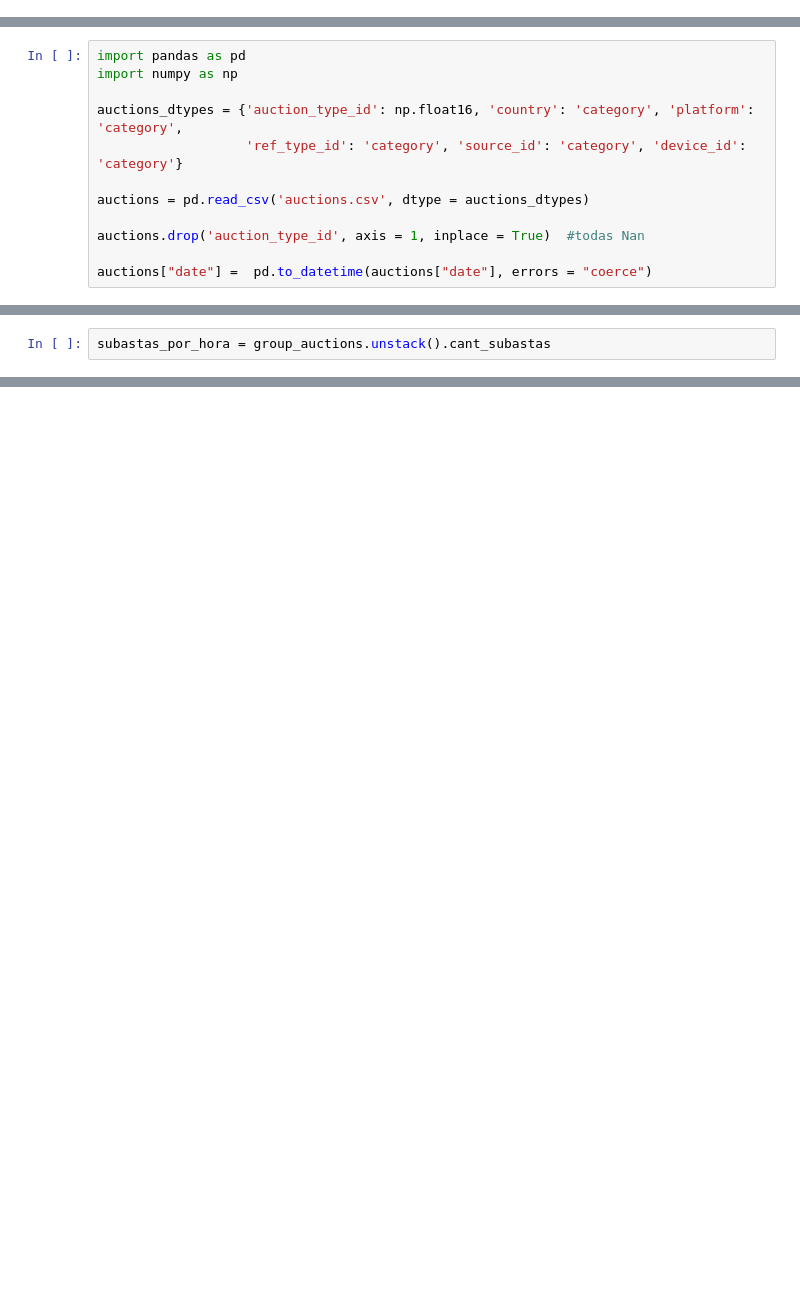
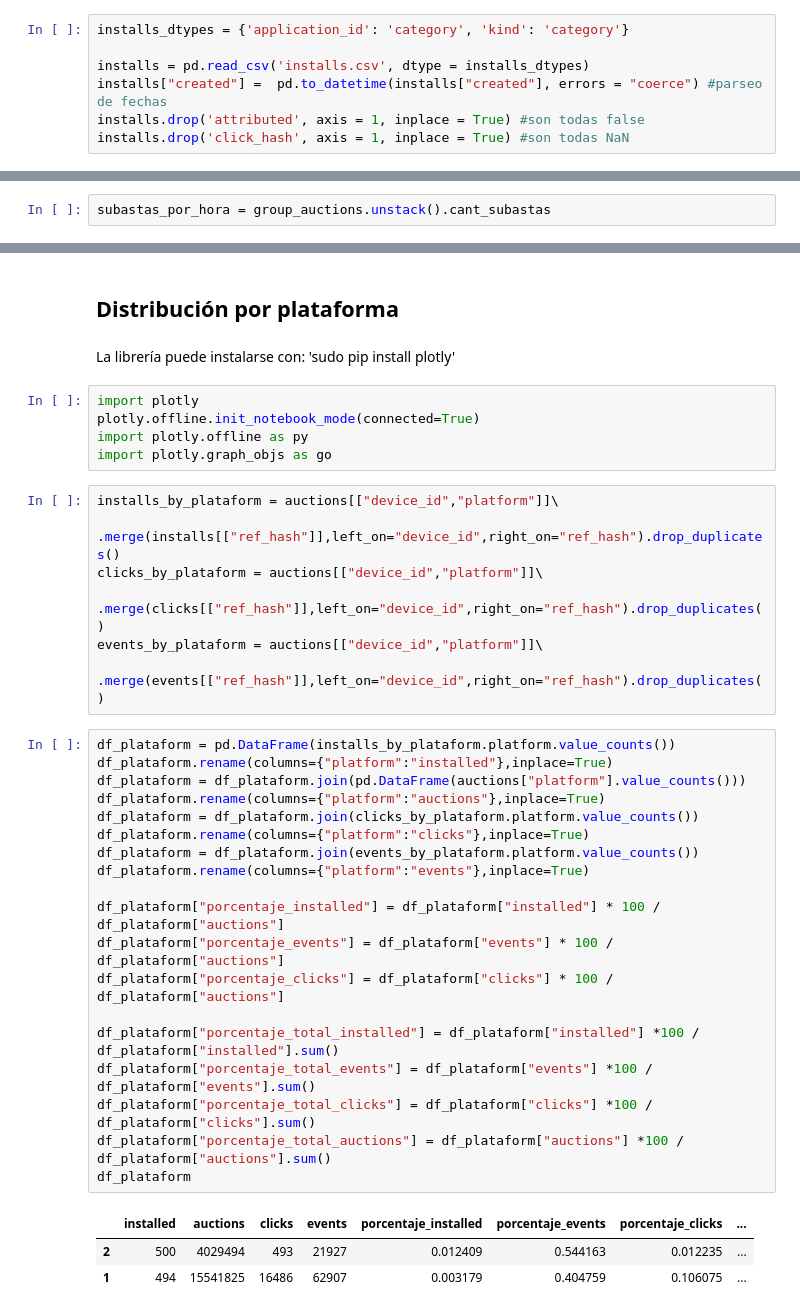
Before and after one commit to AlejandroKler/Datanesa, a Jupyter notebook: distribucionSubastasAndroid_iOS.ipynb, the cells around one changed output, grey strips where cells are left out. Drawn from its saved outputs; the diff is of its cells as text; blank space fills up the shorter version.

```diff
--- a/distribucionSubastasAndroid_iOS.ipynb
+++ b/distribucionSubastasAndroid_iOS.ipynb
@@ -1,17 +28,12 @@
+# %%
+installs_dtypes = {'application_id': 'category', 'kind': 'category'}
+
+installs = pd.read_csv('installs.csv', dtype = installs_dtypes)
+installs["created"] =  pd.to_datetime(installs["created"], errors = "coerce") #parseo de fechas
+installs.drop('attributed', axis = 1, inplace = True) #son todas false
+installs.drop('click_hash', axis = 1, inplace = True) #son todas NaN
 # %% [markdown]
 ## ¿Cuál es la distribución de subastas por hora? ¿Pertenecen en mayor medida a Android o iOS?
-# %%
-import pandas as pd
-import numpy as np
-
-auctions_dtypes = {'auction_type_id': np.float16, 'country': 'category', 'platform': 'category',
-                   'ref_type_id': 'category', 'source_id': 'category', 'device_id': 'category'}
-
-auctions = pd.read_csv('auctions.csv', dtype = auctions_dtypes)
-
-auctions.drop('auction_type_id', axis = 1, inplace = True)  #todas Nan
-
-auctions["date"] =  pd.to_datetime(auctions["date"], errors = "coerce")
 # %%
 auctions['cant_subastas'] = 1
 auctions['hora'] = auctions['date'].dt.hour
@@ -31,3 +48,42 @@ plot.set_ylabel("Cantidad de subastas")
 # %% [output]
 Text(0, 0.5, 'Cantidad de subastas')
 [figure]
+# %% [markdown]
+## Distribución por plataforma
+# %% [markdown]
+La librería puede instalarse con: 'sudo pip install plotly'
+# %%
+import plotly
+plotly.offline.init_notebook_mode(connected=True)
+import plotly.offline as py
+import plotly.graph_objs as go
+# %%
+installs_by_plataform = auctions[["device_id","platform"]]\
+    .merge(installs[["ref_hash"]],left_on="device_id",right_on="ref_hash").drop_duplicates()
+clicks_by_plataform = auctions[["device_id","platform"]]\
+    .merge(clicks[["ref_hash"]],left_on="device_id",right_on="ref_hash").drop_duplicates()
+events_by_plataform = auctions[["device_id","platform"]]\
+    .merge(events[["ref_hash"]],left_on="device_id",right_on="ref_hash").drop_duplicates()
+# %%
+df_plataform = pd.DataFrame(installs_by_plataform.platform.value_counts())
+df_plataform.rename(columns={"platform":"installed"},inplace=True)
+df_plataform = df_plataform.join(pd.DataFrame(auctions["platform"].value_counts()))
+df_plataform.rename(columns={"platform":"auctions"},inplace=True)
+df_plataform = df_plataform.join(clicks_by_plataform.platform.value_counts())
+df_plataform.rename(columns={"platform":"clicks"},inplace=True)
+df_plataform = df_plataform.join(events_by_plataform.platform.value_counts())
+df_plataform.rename(columns={"platform":"events"},inplace=True)
+
+df_plataform["porcentaje_installed"] = df_plataform["installed"] * 100 / df_plataform["auctions"]
+df_plataform["porcentaje_events"] = df_plataform["events"] * 100 / df_plataform["auctions"]
+df_plataform["porcentaje_clicks"] = df_plataform["clicks"] * 100 / df_plataform["auctions"]
+
+df_plataform["porcentaje_total_installed"] = df_plataform["installed"] *100 / df_plataform["installed"].sum()
+df_plataform["porcentaje_total_events"] = df_plataform["events"] *100 / df_plataform["events"].sum()
+df_plataform["porcentaje_total_clicks"] = df_plataform["clicks"] *100 / df_plataform["clicks"].sum()
+df_plataform["porcentaje_total_auctions"] = df_plataform["auctions"] *100 / df_plataform["auctions"].sum()
+df_plataform
+# %% [output]
+|  | installed | auctions | clicks | events | porcentaje_installed | porcentaje_events | porcentaje_clicks | ... |
+| 2 | 500 | 4029494 | 493 | 21927 | 0.012409 | 0.544163 | 0.012235 | ... |
+| 1 | 494 | 15541825 | 16486 | 62907 | 0.003179 | 0.404759 | 0.106075 | ... |
```
Also changed, not shown: parts of 11 cells of this notebook, 1 other file.
